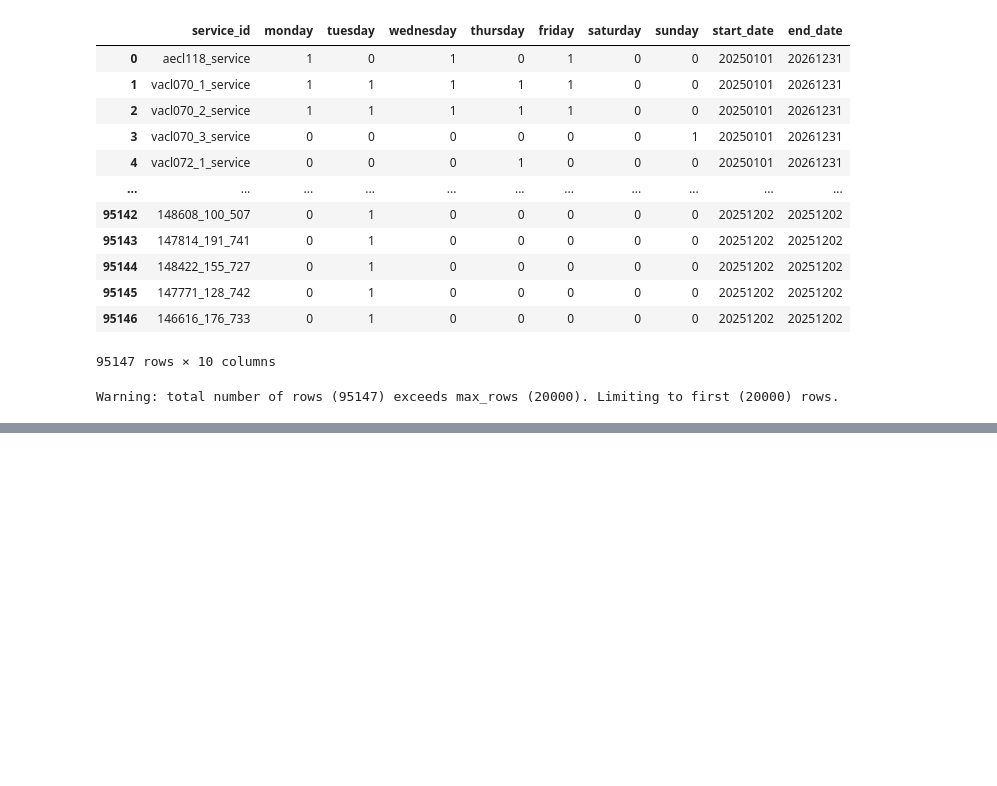
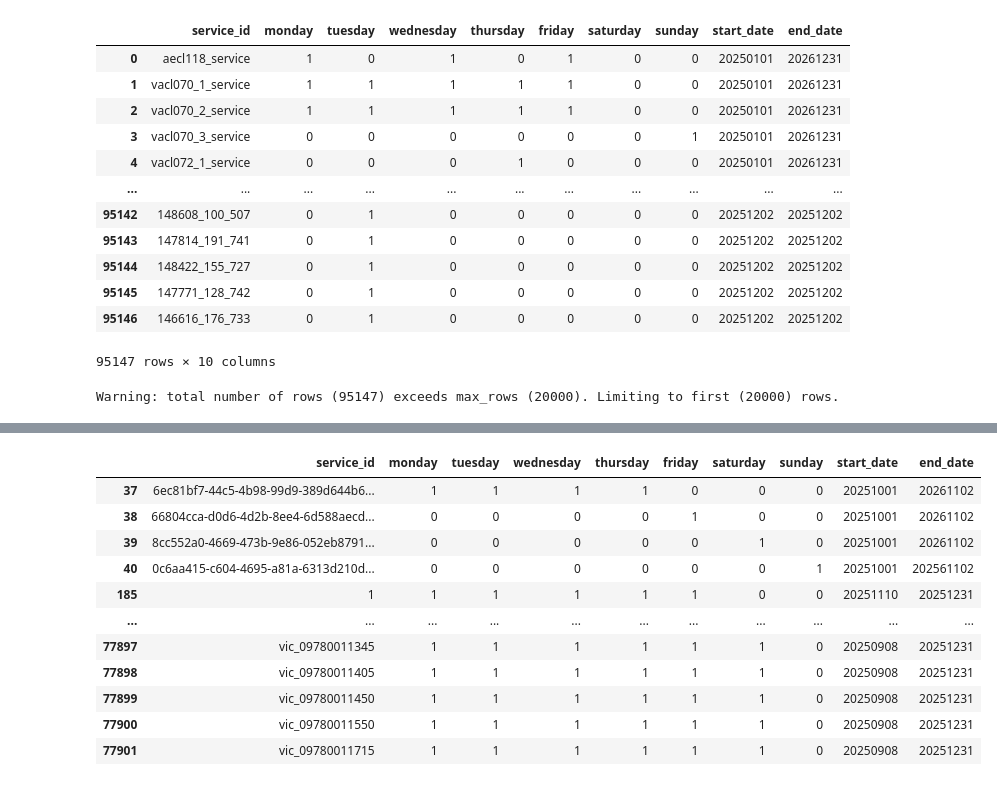
Before and after one commit to 12halima/Transport_Recommander, a Jupyter notebook: notebooks/01_load_gtfs.ipynb, the cells around one changed output, grey strips where cells are left out. Cells and saved outputs as stored; diff of their text form; code cells hidden in the pictures; blank space fills up the shorter version.

```diff
--- a/notebooks/01_load_gtfs.ipynb
+++ b/notebooks/01_load_gtfs.ipynb
@@ -1447,3 +1447,77 @@ calendar_df
 | 95146 | 146616_176_733 | 0 | 1 | 0 | 0 | 0 | 0 | 0 | 20251202 | 20251202 |
 95147 rows × 10 columns
 Warning: total number of rows (95147) exceeds max_rows (20000). Limiting to first (20000) rows.
+# %%
+import os
+import pandas as pd
+
+def detect_and_fix_calendar_duplicates(root_folder):
+    """
+    - Cherche tous les calendar_clean.txt
+    - Concatène toutes les lignes
+    - Détecte les doublons stricts
+    - Supprime les doublons
+    - Réécrit chaque fichier calendar_clean.txt sans doublons
+    """
+
+    file_paths = []
+    dfs = []
+
+    # Trouver tous les fichiers calendar_clean.txt
+    for dirpath, _, filenames in os.walk(root_folder):
+        if "calendar_clean.txt" in filenames:
+            file_path = os.path.join(dirpath, "calendar_clean.txt")
+            file_paths.append(file_path)
+            try:
+                df = pd.read_csv(file_path, dtype=str, encoding="utf-8")
+                dfs.append(df)
+            except Exception as e:
+                print(f"Erreur lecture {file_path}: {e}")
+
+    if not dfs:
+        print("Aucun fichier calendar_clean.txt trouvé.")
+        return
+
+    # Concaténation globale
+    full_df = pd.concat(dfs, ignore_index=True)
+
+    print("=== Nombre total de lignes ===")
+    print(len(full_df))
+
+    # Détection des doublons stricts
+    strict_dups = full_df[full_df.duplicated(keep=False)]
+
+    print("\n=== Nombre de doublons stricts ===")
+    print(len(strict_dups))
+
+    print("\n=== Aperçu des doublons ===")
+    display(strict_dups)
+
+    # Suppression des doublons
+    cleaned_df = full_df.drop_duplicates()
+
+    print("\n=== Nombre de lignes après suppression ===")
+    print(len(cleaned_df))
+
+    print("\n=== Aperçu du dataframe nettoyé ===")
+    display(cleaned_df)
+
+    # ============================================================
+    # Réécriture des fichiers
+    # ============================================================
+    print("\n=== Réécriture des calendar_clean.txt sans doublons ===")
+
+    for file_path in file_paths:
+        try:
+            cleaned_df.to_csv(file_path, index=False, encoding="utf-8")
+            print(f"Fichier écrasé : {file_path}")
+        except Exception as e:
+            print(f"Erreur écriture {file_path}: {e}")
+
+    return full_df, strict_dups, cleaned_df
+
+
+# ==== EXÉCUTION =====
+root_folder = "/content/drive/MyDrive/GTFS_CLEAN"
+full_df, strict_dups, cleaned_df = detect_and_fix_calendar_duplicates(root_folder)
+# %% [output]
@@ -1449,0 +1531,12 @@ Warning: total number of rows (95147) exceeds max_rows (20000). Limiting to firs
+|  | service_id | monday | tuesday | wednesday | thursday | friday | saturday | sunday | start_date | end_date |
+| 37 | 6ec81bf7-44c5-4b98-99d9-389d644b6... | 1 | 1 | 1 | 1 | 0 | 0 | 0 | 20251001 | 20261102 |
+| 38 | 66804cca-d0d6-4d2b-8ee4-6d588aecd... | 0 | 0 | 0 | 0 | 1 | 0 | 0 | 20251001 | 20261102 |
+| 39 | 8cc552a0-4669-473b-9e86-052eb8791... | 0 | 0 | 0 | 0 | 0 | 1 | 0 | 20251001 | 20261102 |
+| 40 | 0c6aa415-c604-4695-a81a-6313d210d... | 0 | 0 | 0 | 0 | 0 | 0 | 1 | 20251001 | 202561102 |
+| 185 | 1 | 1 | 1 | 1 | 1 | 1 | 0 | 0 | 20251110 | 20251231 |
+| ... | ... | ... | ... | ... | ... | ... | ... | ... | ... | ... |
+| 77897 | vic_09780011345 | 1 | 1 | 1 | 1 | 1 | 1 | 0 | 20250908 | 20251231 |
+| 77898 | vic_09780011405 | 1 | 1 | 1 | 1 | 1 | 1 | 0 | 20250908 | 20251231 |
+| 77899 | vic_09780011450 | 1 | 1 | 1 | 1 | 1 | 1 | 0 | 20250908 | 20251231 |
+| 77900 | vic_09780011550 | 1 | 1 | 1 | 1 | 1 | 1 | 0 | 20250908 | 20251231 |
+| 77901 | vic_09780011715 | 1 | 1 | 1 | 1 | 1 | 1 | 0 | 20250908 | 20251231 |
```
Also changed, not shown: parts of 1 cell of this notebook.
